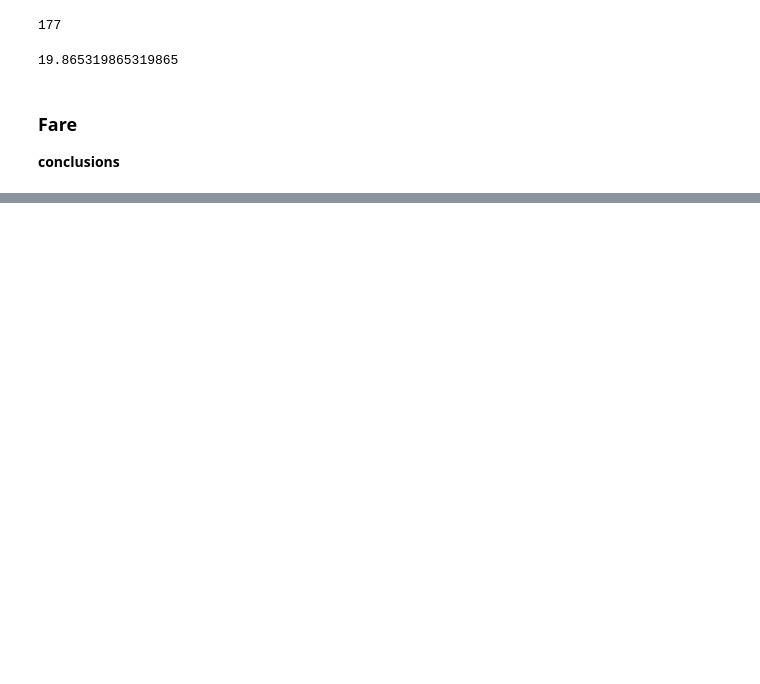
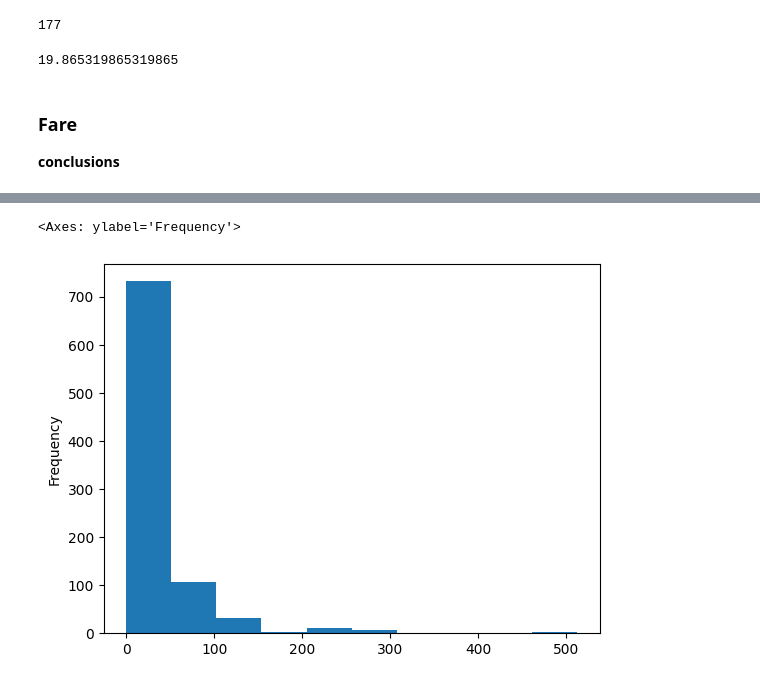
Before and after one commit to Muhammad-Waleed-Source/Exploratory-Data-Analysis, a Jupyter notebook: EDA.ipynb, the cells around one changed output, grey strips where cells are left out. Drawn from its saved outputs; the diff is of its cells as text; code cells hidden in the pictures; blank space fills up the shorter version.

Commit message:
Analyzing the distribution of Fare col

```diff
--- a/EDA.ipynb
+++ b/EDA.ipynb
@@ -167,0 +181,7 @@ print((df['Age'].isnull().sum() / len(df['Age']))* 100)
+# %%
+df['Fare'].plot(kind='hist')
+
+# we can see the data is not normally distributed
+# %% [output]
+<Axes: ylabel='Frequency'>
+[figure, added]
```
Also changed, not shown: parts of 3 cells of this notebook.
